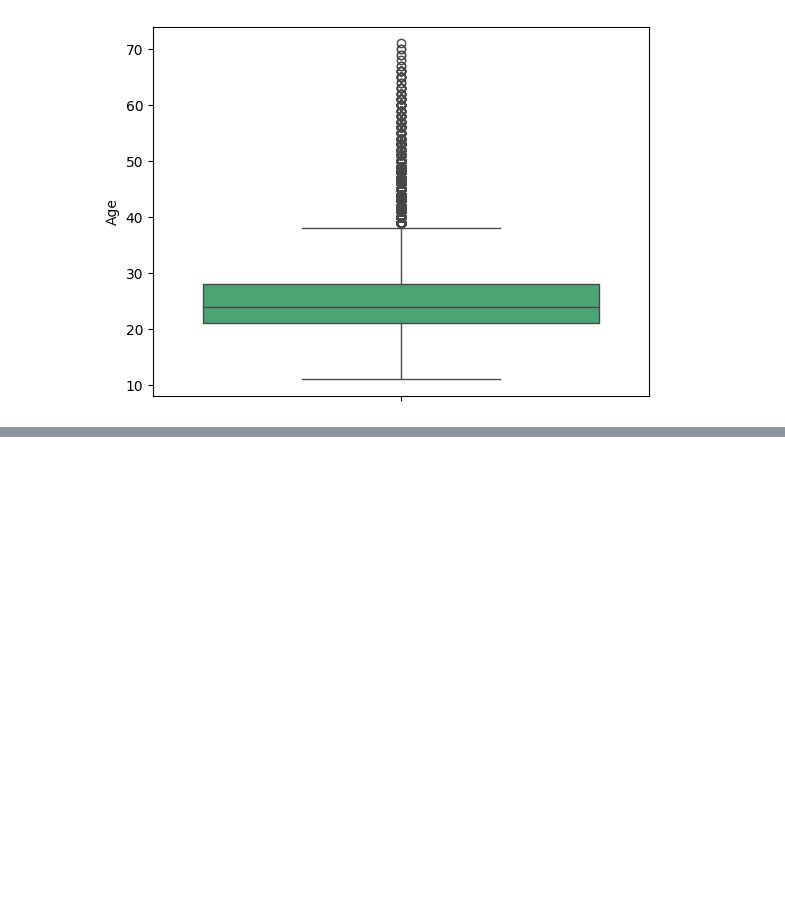
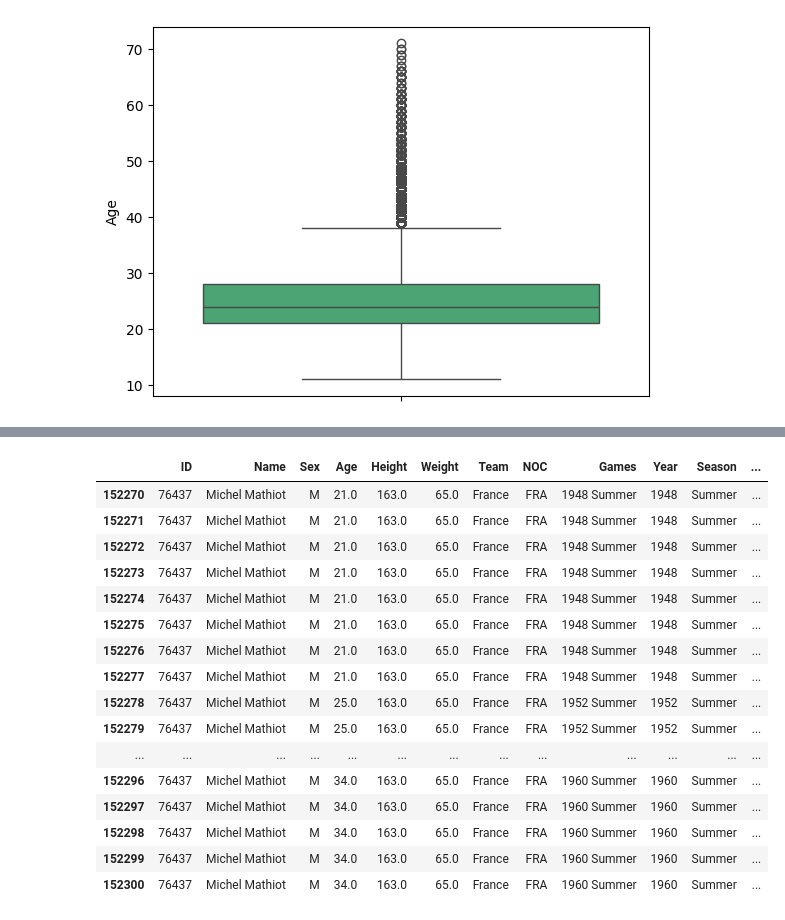
Before and after one commit to Luna-v0/olympic-analyses, a Jupyter notebook: distribuition.ipynb, the cells around one changed output, grey strips where cells are left out. Cells and saved outputs as stored; diff of their text form; code cells hidden in the pictures; blank space fills up the shorter version.

```diff
--- a/distribuition.ipynb
+++ b/distribuition.ipynb
@@ -219,0 +258,20 @@ basketball = summer[summer.Sport=="Basketball"]
+# %%
+summer[summer.Name == "Michel Mathiot"]
+# %% [output]
+|  | ID | Name | Sex | Age | Height | Weight | Team | NOC | Games | Year | Season | ... |
+| 152270 | 76437 | Michel Mathiot | M | 21.0 | 163.0 | 65.0 | France | FRA | 1948 Summer | 1948 | Summer | ... |
+| 152271 | 76437 | Michel Mathiot | M | 21.0 | 163.0 | 65.0 | France | FRA | 1948 Summer | 1948 | Summer | ... |
+| 152272 | 76437 | Michel Mathiot | M | 21.0 | 163.0 | 65.0 | France | FRA | 1948 Summer | 1948 | Summer | ... |
+| 152273 | 76437 | Michel Mathiot | M | 21.0 | 163.0 | 65.0 | France | FRA | 1948 Summer | 1948 | Summer | ... |
+| 152274 | 76437 | Michel Mathiot | M | 21.0 | 163.0 | 65.0 | France | FRA | 1948 Summer | 1948 | Summer | ... |
+| 152275 | 76437 | Michel Mathiot | M | 21.0 | 163.0 | 65.0 | France | FRA | 1948 Summer | 1948 | Summer | ... |
+| 152276 | 76437 | Michel Mathiot | M | 21.0 | 163.0 | 65.0 | France | FRA | 1948 Summer | 1948 | Summer | ... |
+| 152277 | 76437 | Michel Mathiot | M | 21.0 | 163.0 | 65.0 | France | FRA | 1948 Summer | 1948 | Summer | ... |
+| 152278 | 76437 | Michel Mathiot | M | 25.0 | 163.0 | 65.0 | France | FRA | 1952 Summer | 1952 | Summer | ... |
+| 152279 | 76437 | Michel Mathiot | M | 25.0 | 163.0 | 65.0 | France | FRA | 1952 Summer | 1952 | Summer | ... |
+| ... | ... | ... | ... | ... | ... | ... | ... | ... | ... | ... | ... | ... |
+| 152296 | 76437 | Michel Mathiot | M | 34.0 | 163.0 | 65.0 | France | FRA | 1960 Summer | 1960 | Summer | ... |
+| 152297 | 76437 | Michel Mathiot | M | 34.0 | 163.0 | 65.0 | France | FRA | 1960 Summer | 1960 | Summer | ... |
+| 152298 | 76437 | Michel Mathiot | M | 34.0 | 163.0 | 65.0 | France | FRA | 1960 Summer | 1960 | Summer | ... |
+| 152299 | 76437 | Michel Mathiot | M | 34.0 | 163.0 | 65.0 | France | FRA | 1960 Summer | 1960 | Summer | ... |
+| 152300 | 76437 | Michel Mathiot | M | 34.0 | 163.0 | 65.0 | France | FRA | 1960 Summer | 1960 | Summer | ... |
```
Also changed, not shown: parts of 2 cells of this notebook, 3 other files.
